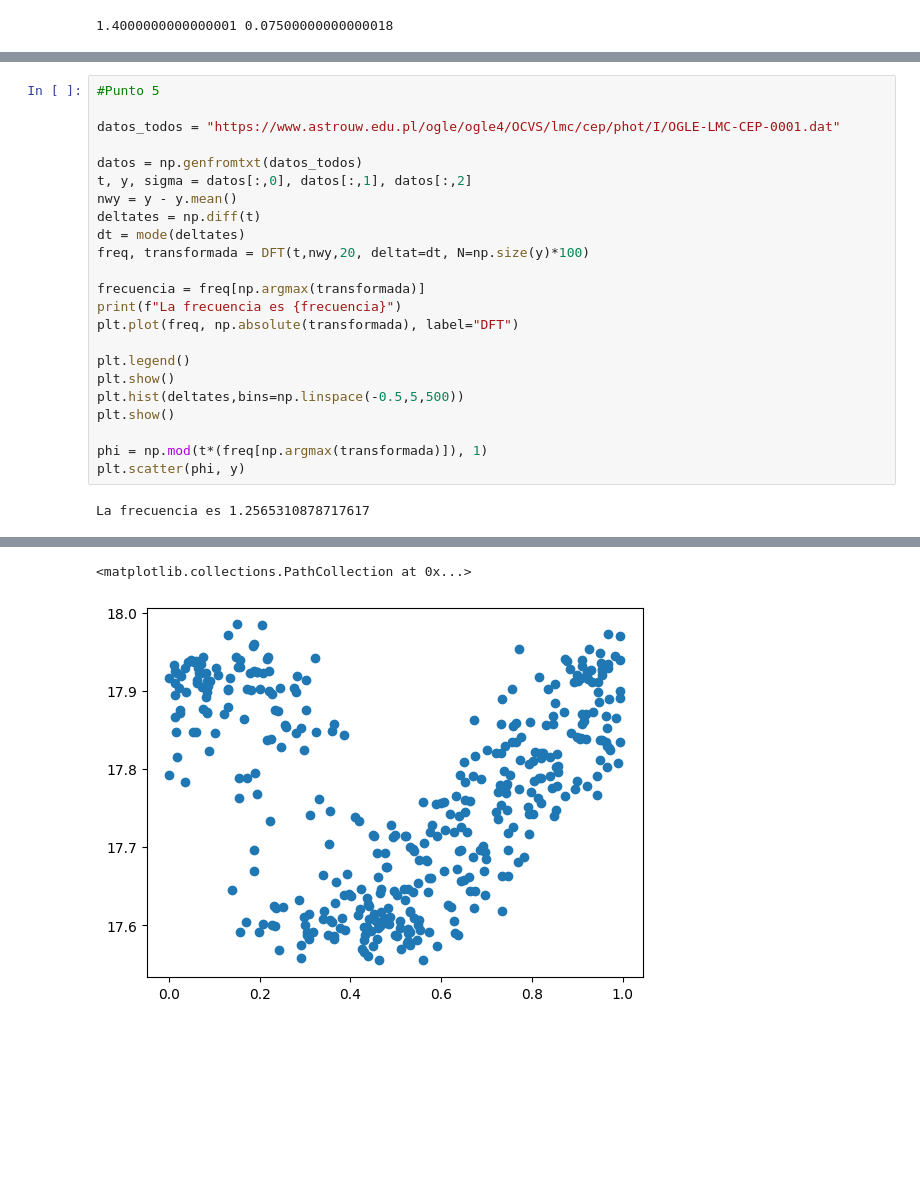
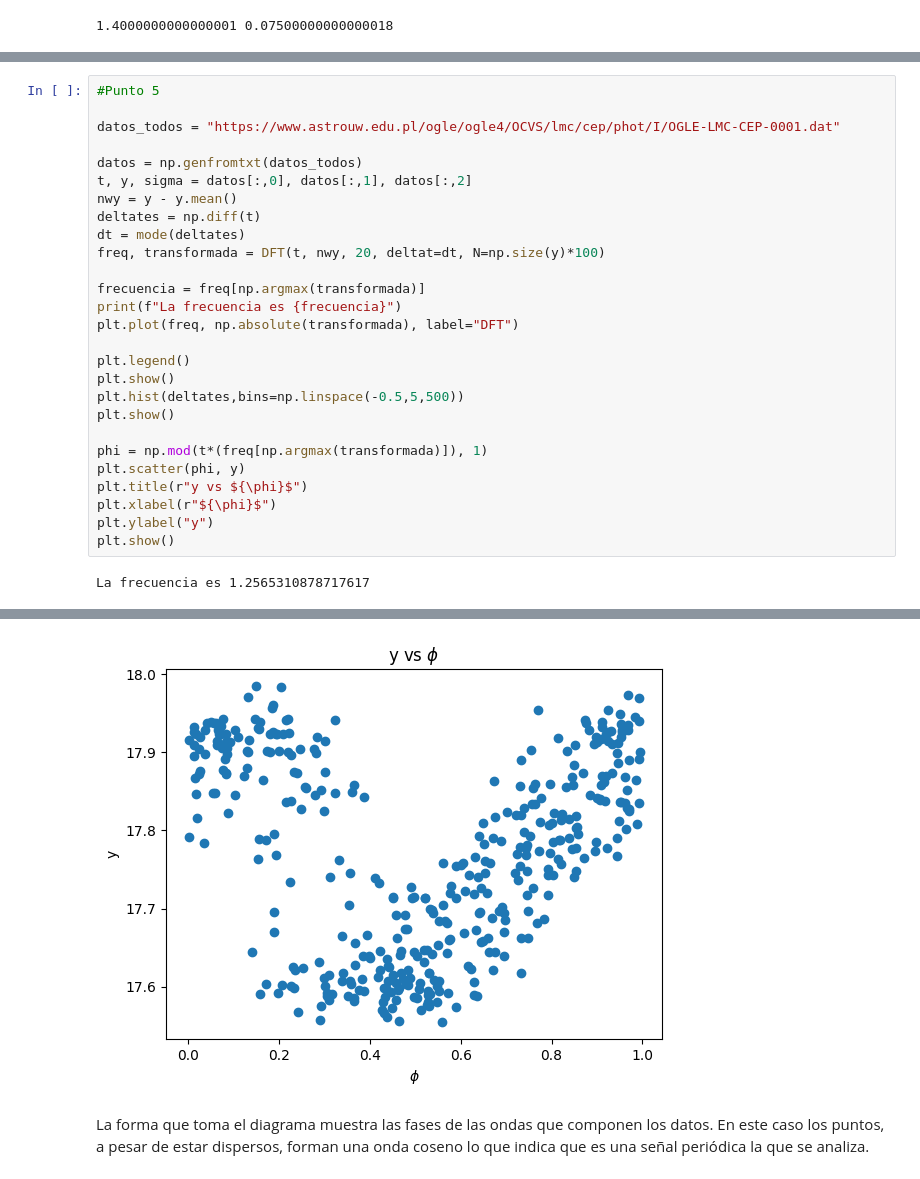
Before and after one commit to danielF235/Met-Comp2-G15, a Jupyter notebook: taller1.ipynb, the cells around one changed output, grey strips where cells are left out. Cells and saved outputs as stored; diff of their text form; blank space fills up the shorter version.

```diff
--- a/taller1.ipynb
+++ b/taller1.ipynb
@@ -73,29 +79,34 @@ plt.show()
 # %%
 #Punto 5
 
 datos_todos = "https://www.astrouw.edu.pl/ogle/ogle4/OCVS/lmc/cep/phot/I/OGLE-LMC-CEP-0001.dat"
 
 datos = np.genfromtxt(datos_todos)
 t, y, sigma = datos[:,0], datos[:,1], datos[:,2]
 nwy = y - y.mean()
 deltates = np.diff(t)
 dt = mode(deltates)
-freq, transformada = DFT(t,nwy,20, deltat=dt, N=np.size(y)*100)
+freq, transformada = DFT(t, nwy, 20, deltat=dt, N=np.size(y)*100)
 
 frecuencia = freq[np.argmax(transformada)]
 print(f"La frecuencia es {frecuencia}")
 plt.plot(freq, np.absolute(transformada), label="DFT")
 
 plt.legend()
 plt.show()
 plt.hist(deltates,bins=np.linspace(-0.5,5,500))
 plt.show()
 
 phi = np.mod(t*(freq[np.argmax(transformada)]), 1)
 plt.scatter(phi, y)
+plt.title(r"y vs ${\phi}$")
+plt.xlabel(r"${\phi}$")
+plt.ylabel("y")
+plt.show()
 # %% [output]
 La frecuencia es 1.2565310878717617
 [figure]
 [figure]
-<matplotlib.collections.PathCollection at 0x...>
-[figure, old version]
+[figure, new version]
+# %% [markdown]
+La forma que toma el diagrama muestra las fases de las ondas que componen los datos. En este caso los puntos, a pesar de estar dispersos, forman una onda coseno lo que indica que es una señal periódica la que se analiza.
```
Also changed, not shown: parts of 3 cells of this notebook.
